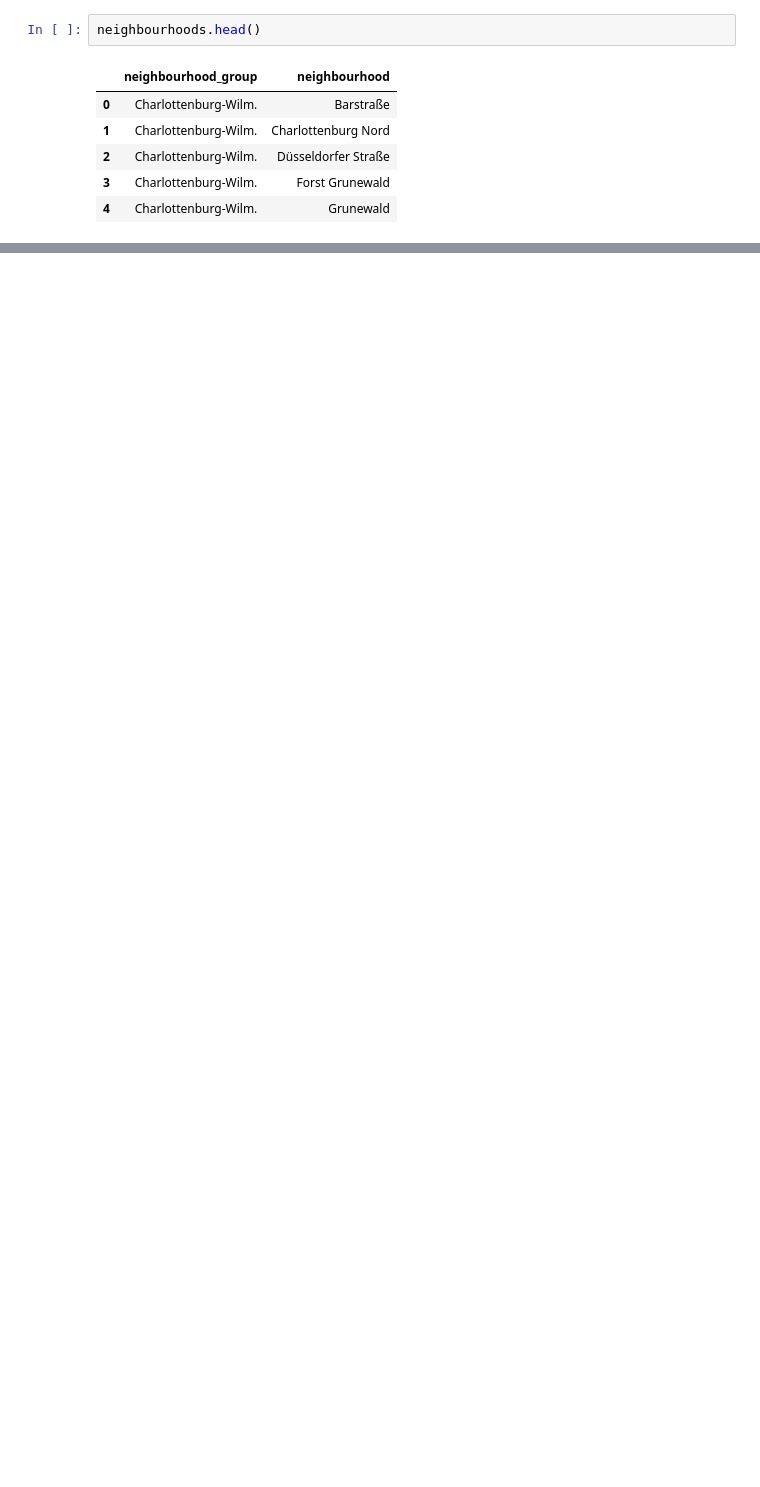
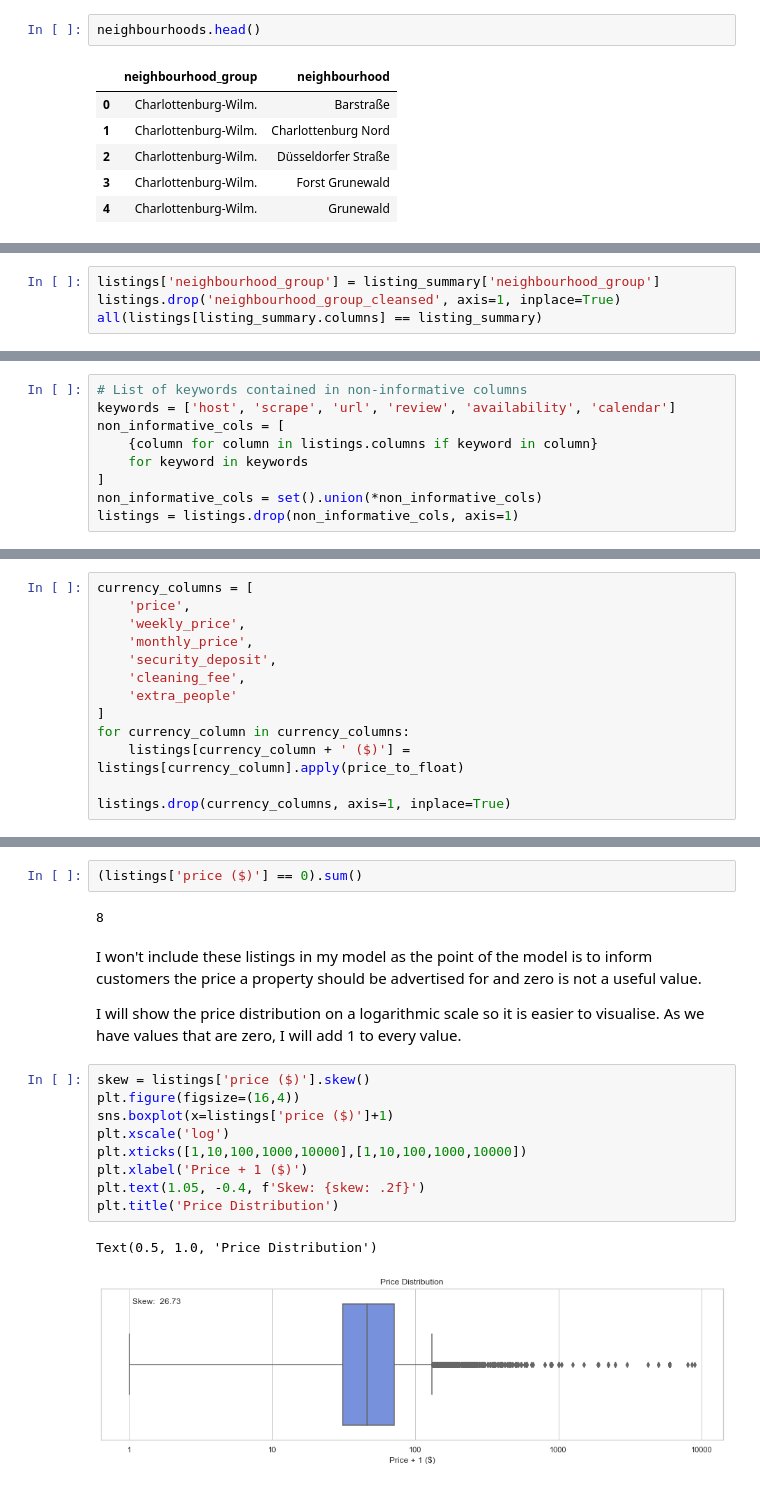
Before and after one commit to nickhill97/berlin_airbnb, a Jupyter notebook: notebooks/eda.ipynb, the cells around one changed output, grey strips where cells are left out. Cells and saved outputs as stored; diff of their text form; blank space fills up the shorter version.

```diff
--- a/notebooks/eda.ipynb
+++ b/notebooks/eda.ipynb
@@ -1394,0 +297,4 @@ listings_df.to_csv(DATA_PATH/"processed_listings.csv")
+# %%
+listings['neighbourhood_group'] = listing_summary['neighbourhood_group']
+listings.drop('neighbourhood_group_cleansed', axis=1, inplace=True)
+all(listings[listing_summary.columns] == listing_summary)
@@ -1394,0 +331,9 @@ listings_df.to_csv(DATA_PATH/"processed_listings.csv")
+# %%
+# List of keywords contained in non-informative columns
+keywords = ['host', 'scrape', 'url', 'review', 'availability', 'calendar']
+non_informative_cols = [
+    {column for column in listings.columns if keyword in column}
+    for keyword in keywords
+]
+non_informative_cols = set().union(*non_informative_cols)
+listings = listings.drop(non_informative_cols, axis=1)
@@ -1394,0 +398,13 @@ listings_df.to_csv(DATA_PATH/"processed_listings.csv")
+# %%
+currency_columns = [
+    'price',
+    'weekly_price',
+    'monthly_price',
+    'security_deposit',
+    'cleaning_fee',
+    'extra_people'
+]
+for currency_column in currency_columns:
+    listings[currency_column + ' ($)'] = listings[currency_column].apply(price_to_float)
+
+listings.drop(currency_columns, axis=1, inplace=True)
@@ -1394,0 +427,20 @@ listings_df.to_csv(DATA_PATH/"processed_listings.csv")
+# %%
+(listings['price ($)'] == 0).sum()
+# %% [output]
+8
+# %% [markdown]
+I won't include these listings in my model as the point of the model is to inform customers the price a property should be advertised for and zero is not a useful value.
+
+I will show the price distribution on a logarithmic scale so it is easier to visualise. As we have values that are zero, I will add 1 to every value.
+# %%
+skew = listings['price ($)'].skew()
+plt.figure(figsize=(16,4))
+sns.boxplot(x=listings['price ($)']+1)
+plt.xscale('log')
+plt.xticks([1,10,100,1000,10000],[1,10,100,1000,10000])
+plt.xlabel('Price + 1 ($)')
+plt.text(1.05, -0.4, f'Skew: {skew: .2f}')
+plt.title('Price Distribution')
+# %% [output]
+Text(0.5, 1.0, 'Price Distribution')
+[figure, added]
```
Also changed, not shown: parts of 415 cells of this notebook.
